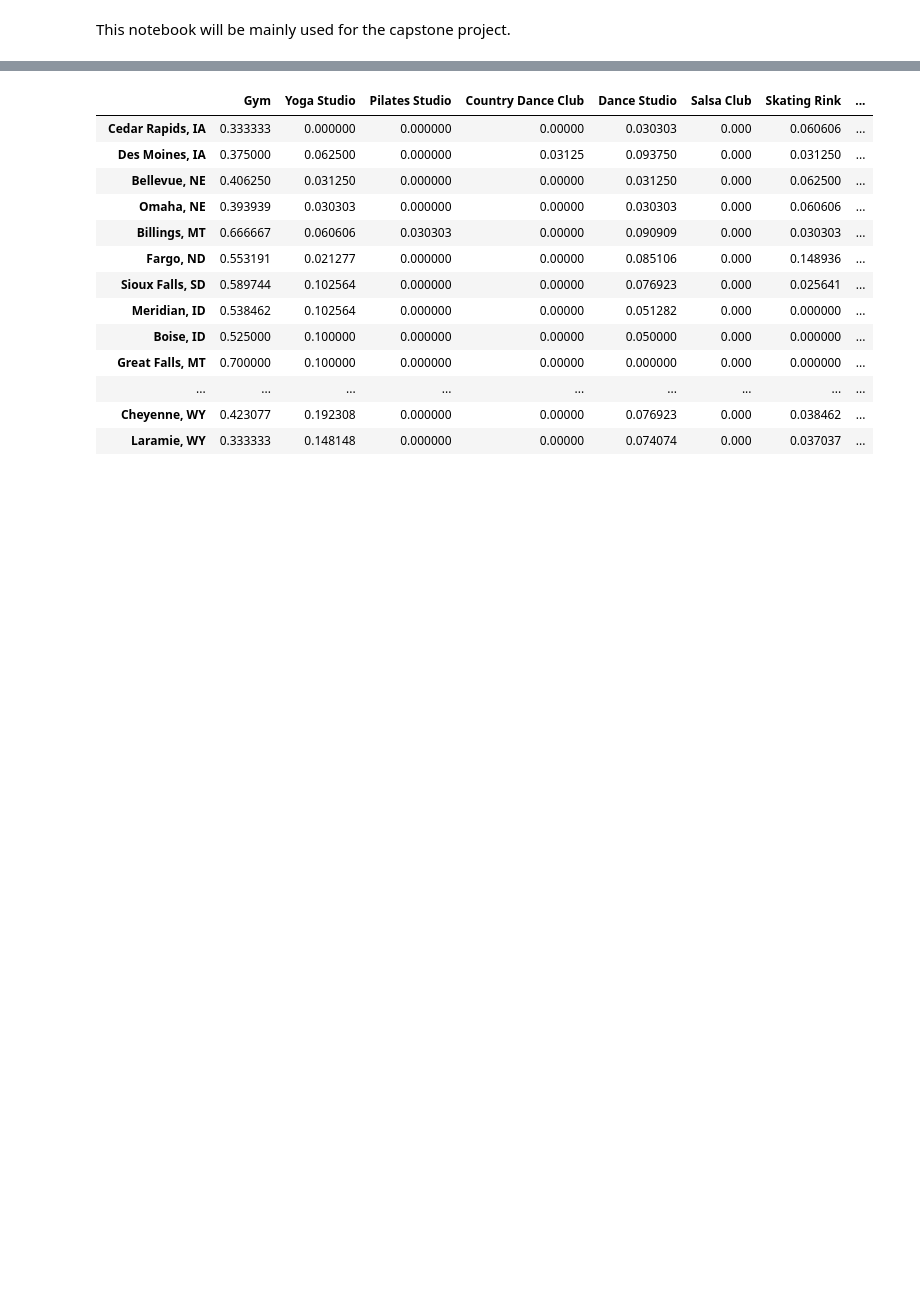
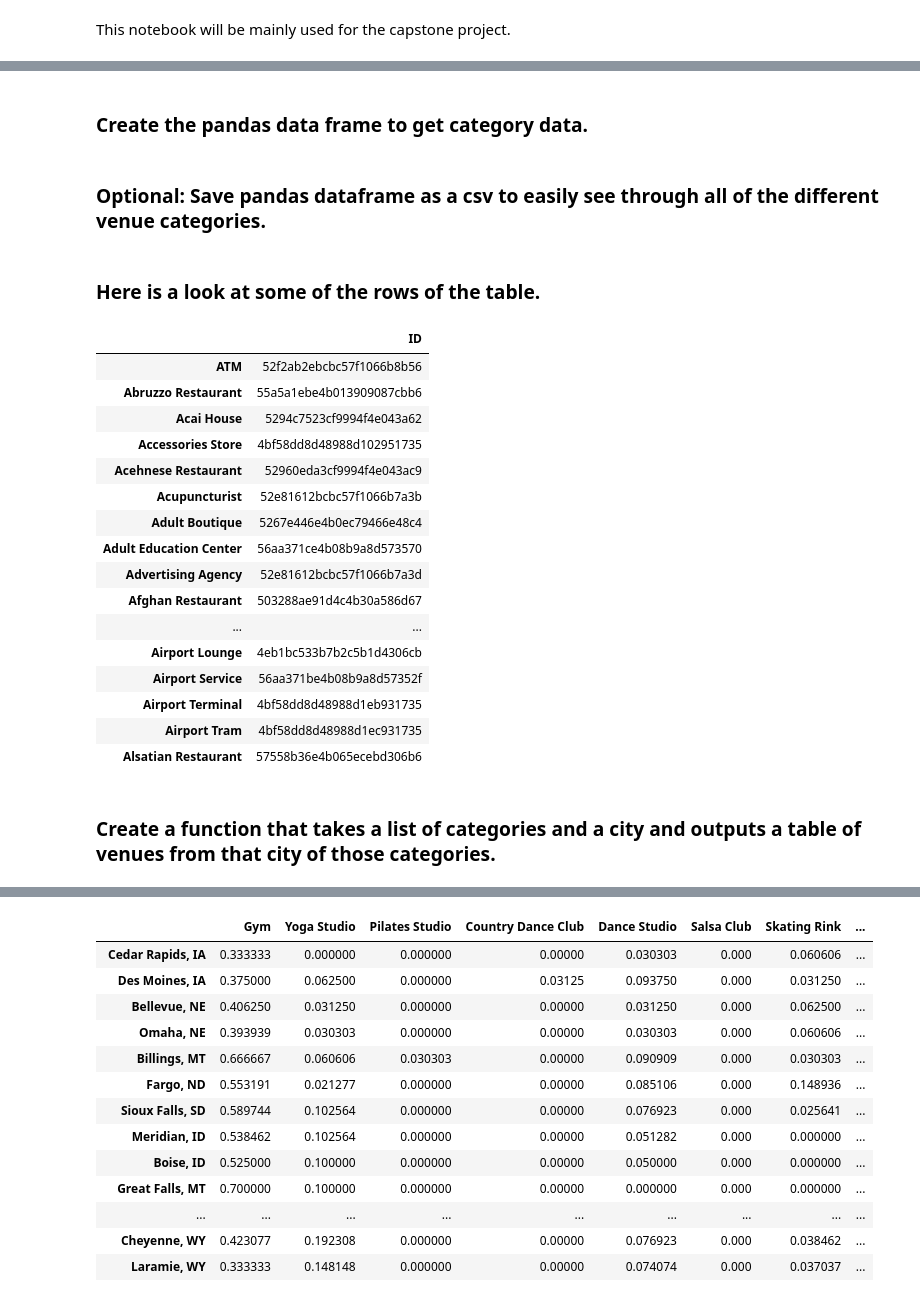
Before and after one commit to CategorIAN/ADS-Capstone, a Jupyter notebook: Capstone Project Notebook.ipynb, the cells around one changed output, grey strips where cells are left out. Saved outputs shown, nothing was run; the diff lists cells and outputs as text; code cells hidden in the pictures; blank space fills up the shorter version.

```diff
--- a/Capstone Project Notebook.ipynb
+++ b/Capstone Project Notebook.ipynb
@@ -47,0 +89,2 @@ cat_dict = {"Country Dance Club": "52e81612bcbc57f1066b79ef",
+# %% [markdown]
+### Create the pandas data frame to get category data.
@@ -47,0 +93,2 @@ cat_dict = {"Country Dance Club": "52e81612bcbc57f1066b79ef",
+# %% [markdown]
+### Optional: Save pandas dataframe as a csv to easily see through all of the different venue categories.
@@ -48,2 +97,26 @@ cat_dict = {"Country Dance Club": "52e81612bcbc57f1066b79ef",
+# %% [markdown]
+### Here is a look at some of the rows of the table.
+# %%
+cat_dict.head(20)
+# %% [output]
+|  | ID |
+| ATM | 52f2ab2ebcbc57f1066b8b56 |
+| Abruzzo Restaurant | 55a5a1ebe4b013909087cbb6 |
+| Acai House | 5294c7523cf9994f4e043a62 |
+| Accessories Store | 4bf58dd8d48988d102951735 |
+| Acehnese Restaurant | 52960eda3cf9994f4e043ac9 |
+| Acupuncturist | 52e81612bcbc57f1066b7a3b |
+| Adult Boutique | 5267e446e4b0ec79466e48c4 |
+| Adult Education Center | 56aa371ce4b08b9a8d573570 |
+| Advertising Agency | 52e81612bcbc57f1066b7a3d |
+| Afghan Restaurant | 503288ae91d4c4b30a586d67 |
+| ... | ... |
+| Airport Lounge | 4eb1bc533b7b2c5b1d4306cb |
+| Airport Service | 56aa371be4b08b9a8d57352f |
+| Airport Terminal | 4bf58dd8d48988d1eb931735 |
+| Airport Tram | 4bf58dd8d48988d1ec931735 |
+| Alsatian Restaurant | 57558b36e4b065ecebd306b6 |
+# %% [markdown]
+### Create a function that takes a list of categories and a city and outputs a table of venues from that city of those categories.
 # %%
 def venues(categories, city):
```
Also changed, not shown: parts of 35 cells of this notebook, 1 other file.
